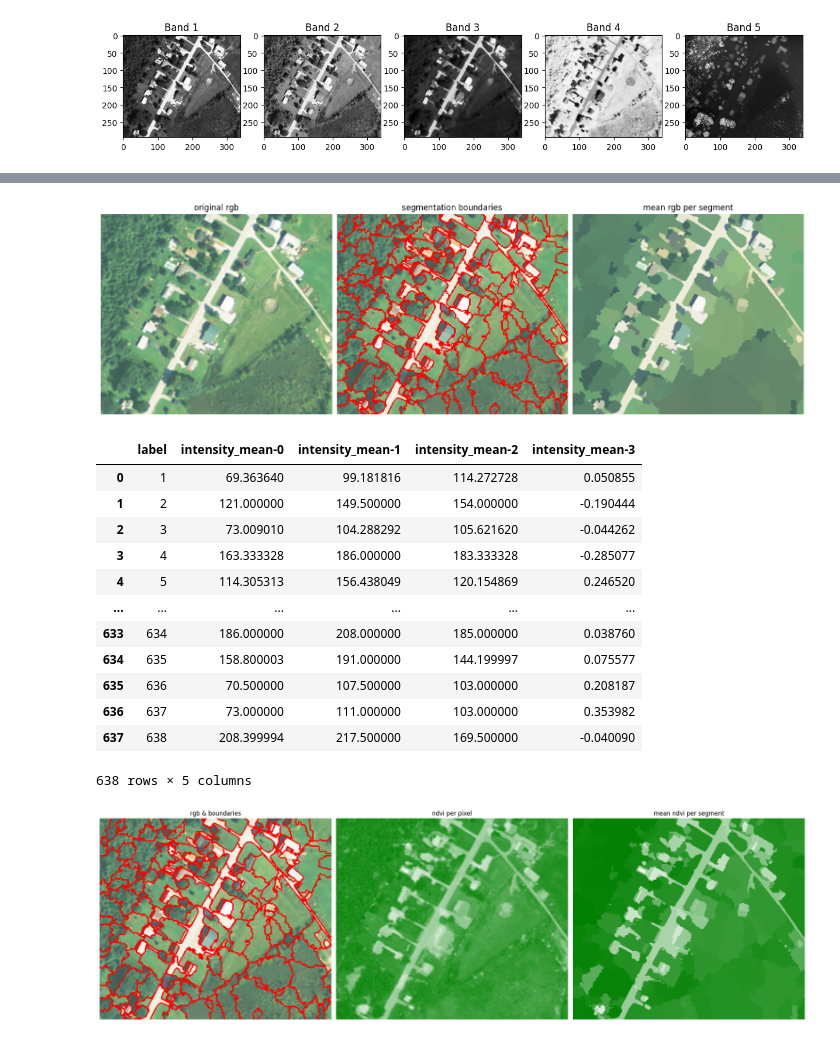
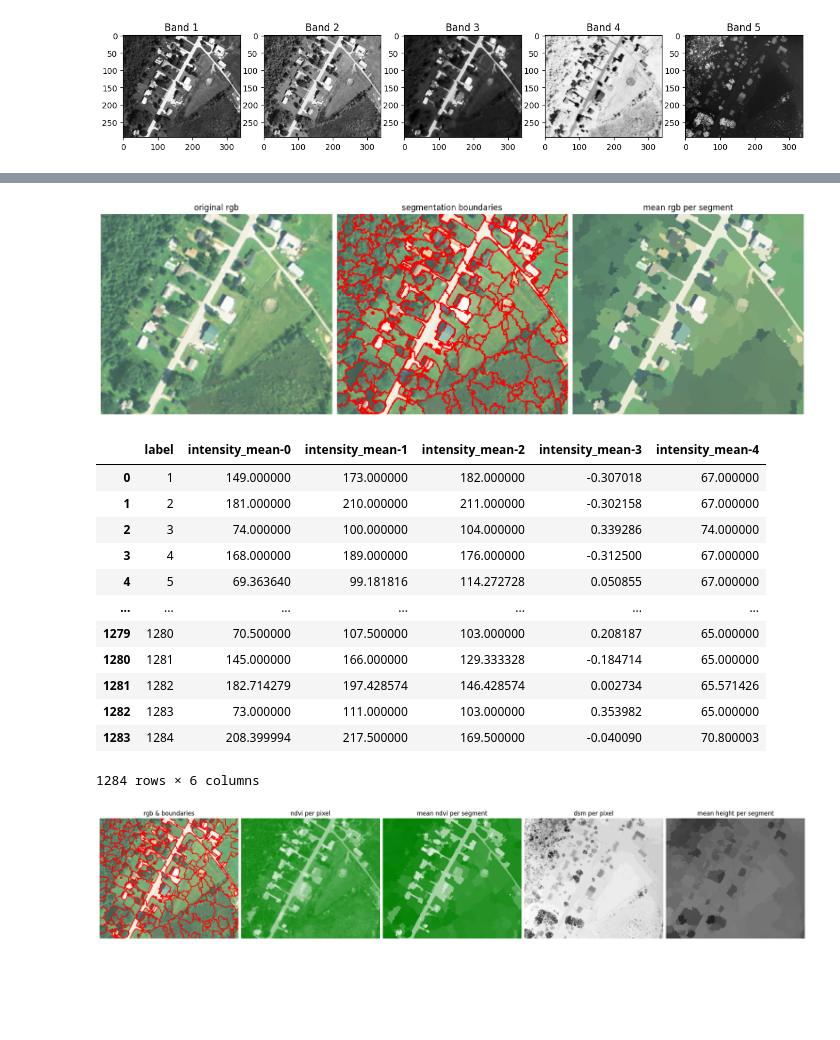
Before and after one commit to candepelliza/OBIA_Python, a Jupyter notebook: final_project_dev.ipynb, the cells around one changed output, grey strips where cells are left out. Drawn from its saved outputs; the diff is of its cells as text; code cells hidden in the pictures; blank space fills up the shorter version.

```diff
--- a/final_project_dev.ipynb
+++ b/final_project_dev.ipynb
@@ -74,10 +77,13 @@ dsm = dsm_src.read(1)
 stacked = np.stack([r, g, b, nir, dsm], axis=-1)
 # %%
 
-# extract arrays
+# extract RGB array
 rgb = stacked.astype(np.uint8)[...,[0,1,2]]
 
-#CALCULAR NDVI
+#Extract DSM array
+dsm_arr = stacked.astype(np.uint8)[...,[4]]
+
+# Calculate NDVI
 ndvi = (stacked[...,3] - stacked[...,0])/(stacked[...,3] + stacked[...,0])
 # %%
 
@@ -104,7 +110,7 @@ seg_start = time.time()
 #ratio: higher value for ratio allows more weight on the color similarity, while a lower value gives more importance to the spatial proximity
 #max_dist: scale
 
-segments = quickshift(stacked, ratio=0.2, max_dist=6.5, convert2lab=False)
+segments = quickshift(stacked, ratio=0.2, max_dist=5.5, convert2lab=False)
 
 
 print('segments complete', time.time() - seg_start)
@@ -183,7 +168,7 @@ for ax in axs:
 
 plt.show()
 # %% [output]
-[figure, old version]
+[figure, new version]
 # %%
 # Convert the segments array to integer data type
 segments = segments.astype(int)
@@ -198,48 +183,58 @@ def calc_mean(seg_arr, img_arr):
     return pd.DataFrame(spec_feats)
 
 # perform calculation & get timing
-means = calc_mean(segments, np.dstack([rgb, ndvi]))
+means = calc_mean(segments, np.dstack([rgb, ndvi, dsm_arr]))
 display(means)
 # %% [output]
-|  | label | intensity_mean-0 | intensity_mean-1 | intensity_mean-2 | intensity_mean-3 |
-| 0 | 1 | 69.363640 | 99.181816 | 114.272728 | 0.050855 |
-| 1 | 2 | 121.000000 | 149.500000 | 154.000000 | -0.190444 |
-| 2 | 3 | 73.009010 | 104.288292 | 105.621620 | -0.044262 |
-| 3 | 4 | 163.333328 | 186.000000 | 183.333328 | -0.285077 |
-| 4 | 5 | 114.305313 | 156.438049 | 120.154869 | 0.246520 |
-| ... | ... | ... | ... | ... | ... |
-| 633 | 634 | 186.000000 | 208.000000 | 185.000000 | 0.038760 |
-| 634 | 635 | 158.800003 | 191.000000 | 144.199997 | 0.075577 |
-| 635 | 636 | 70.500000 | 107.500000 | 103.000000 | 0.208187 |
-| 636 | 637 | 73.000000 | 111.000000 | 103.000000 | 0.353982 |
-| 637 | 638 | 208.399994 | 217.500000 | 169.500000 | -0.040090 |
+|  | label | intensity_mean-0 | intensity_mean-1 | intensity_mean-2 | intensity_mean-3 | intensity_mean-4 |
+| 0 | 1 | 149.000000 | 173.000000 | 182.000000 | -0.307018 | 67.000000 |
+| 1 | 2 | 181.000000 | 210.000000 | 211.000000 | -0.302158 | 67.000000 |
+| 2 | 3 | 74.000000 | 100.000000 | 104.000000 | 0.339286 | 74.000000 |
+| 3 | 4 | 168.000000 | 189.000000 | 176.000000 | -0.312500 | 67.000000 |
+| 4 | 5 | 69.363640 | 99.181816 | 114.272728 | 0.050855 | 67.000000 |
+| ... | ... | ... | ... | ... | ... | ... |
+| 1279 | 1280 | 70.500000 | 107.500000 | 103.000000 | 0.208187 | 65.000000 |
+| 1280 | 1281 | 145.000000 | 166.000000 | 129.333328 | -0.184714 | 65.000000 |
+| 1281 | 1282 | 182.714279 | 197.428574 | 146.428574 | 0.002734 | 65.571426 |
+| 1282 | 1283 | 73.000000 | 111.000000 | 103.000000 | 0.353982 | 65.000000 |
+| 1283 | 1284 | 208.399994 | 217.500000 | 169.500000 | -0.040090 | 70.800003 |
-638 rows × 5 columns
+1284 rows × 6 columns
 # %%
 # mapping NDVI vals back to image segments
-mapped_mean = map_array(
+mapped_meanNDVI = map_array(
     segments,
     np.array(means["label"]),
     np.array(means["intensity_mean-3"])
     )
 
+# mapping DSM vals back to image segments
+mapped_meanDSM = map_array(
+    segments,
+    np.array(means["label"]),
+    np.array(means["intensity_mean-4"])
+    )
 
 # Define the custom colormap with green for high NDVI values and grey for low NDVI values
 colors = [(0.0, 'white'), (1.0, 'green')]
 custom_cmap = LinearSegmentedColormap.from_list('custom_cmap', colors)
 
 # visualise
-fig, axs = plt.subplots(ncols=3, figsize=(20,10), constrained_layout=True)
+fig, axs = plt.subplots(ncols=5, figsize=(20,10), constrained_layout=True)
 axs[0].imshow(mark_boundaries(rgb, segments, (1,0,0), mode="thick"))
 axs[1].imshow(ndvi, cmap=custom_cmap)
-axs[2].imshow(mapped_mean, cmap=custom_cmap)  # Use the custom colormap here
+axs[2].imshow(mapped_meanNDVI, cmap=custom_cmap)  # Use the custom colormap here
+axs[3].imshow(dsm_arr, cmap="binary")
+axs[4].imshow(mapped_meanDSM, cmap="RdGy")
 
 axs[0].set_title("rgb & boundaries")
 axs[1].set_title("ndvi per pixel")
 axs[2].set_title("mean ndvi per segment")
+axs[3].set_title("dsm per pixel")
+axs[4].set_title("mean height per segment")
 
 for ax in axs.flat:
     ax.set_axis_off()
 
 plt.show()
 # %% [output]
-[figure, old version]
+[figure, new version]
```
Also changed, not shown: parts of 8 cells of this notebook, 4 other files.
